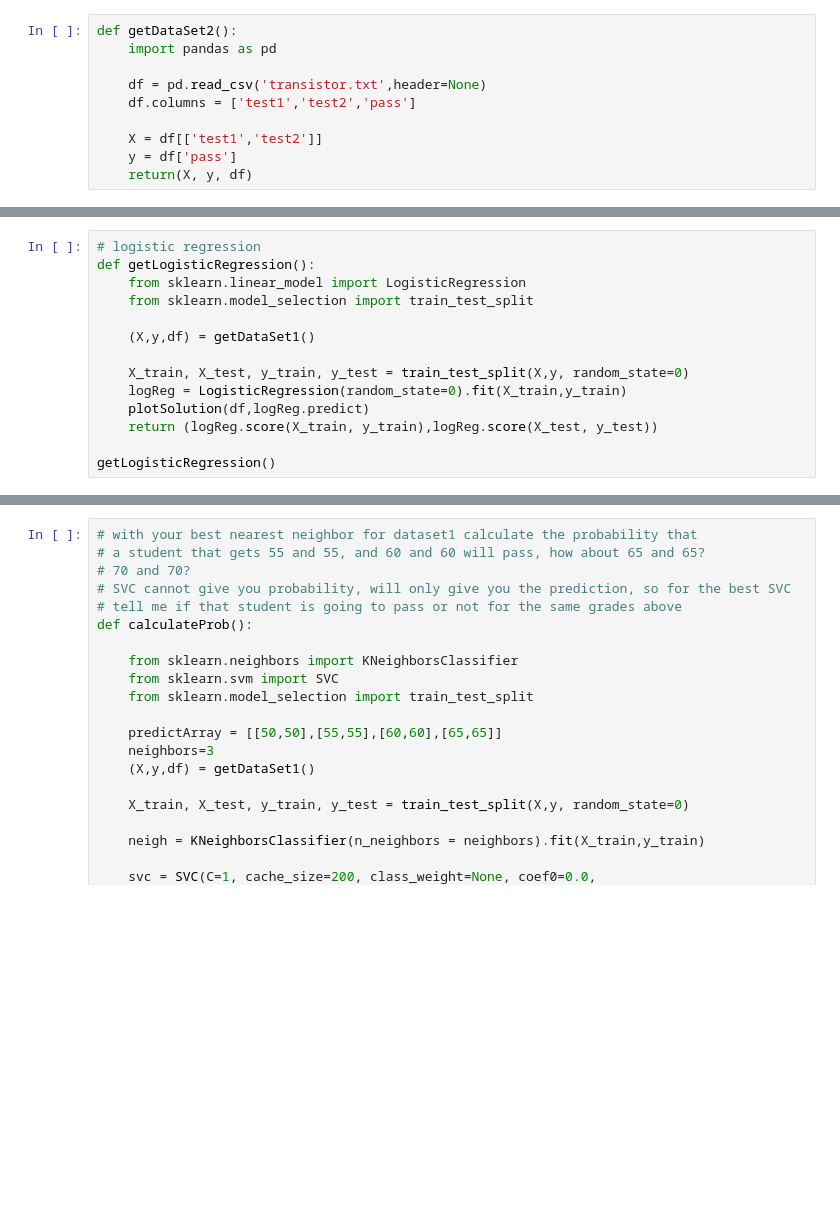
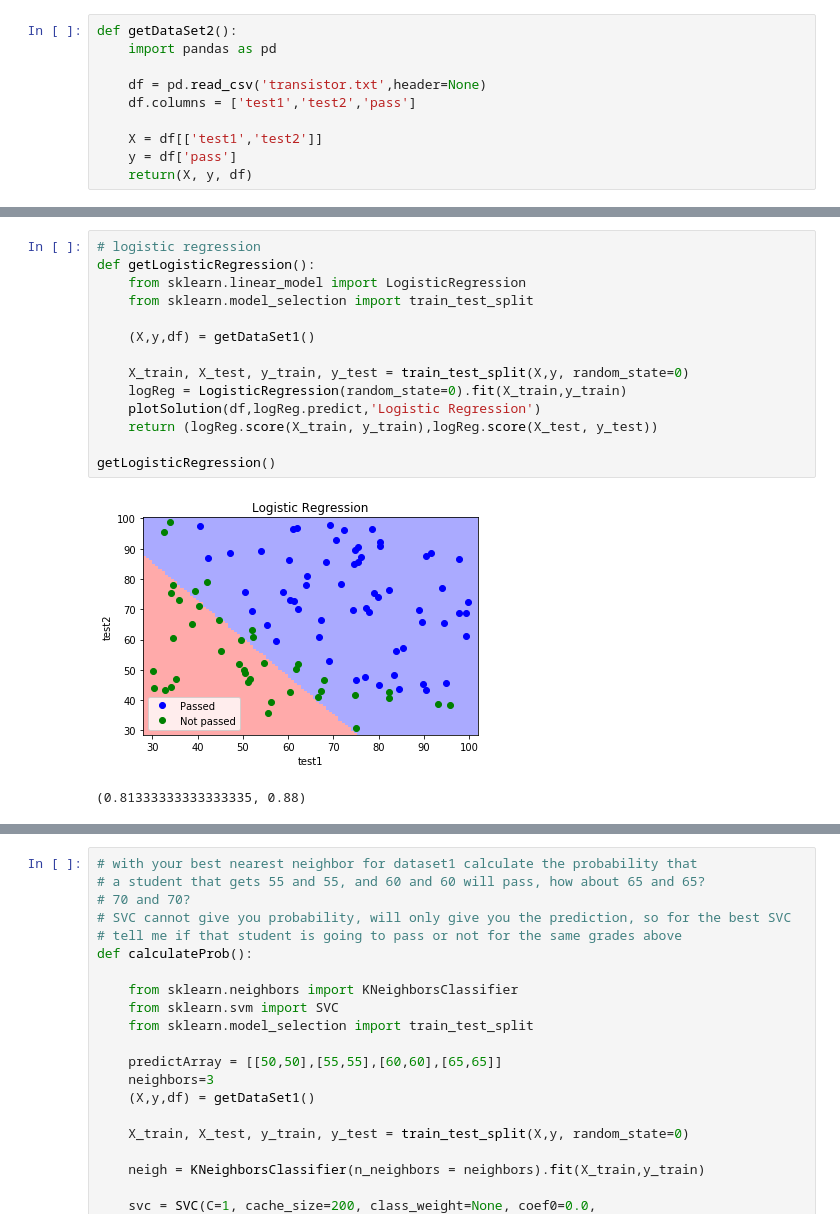
Before and after one commit to axlrommel/machine-learning-class-python, a Jupyter notebook: week1/exercise3.ipynb, the cells around one changed output, grey strips where cells are left out. Cells and saved outputs as stored; diff of their text form; blank space fills up the shorter version.

```diff
--- a/week1/exercise3.ipynb
+++ b/week1/exercise3.ipynb
@@ -81,17 +105,20 @@ getDummyClassifier()
 # %%
 # logistic regression
 def getLogisticRegression():
     from sklearn.linear_model import LogisticRegression
     from sklearn.model_selection import train_test_split
 
     (X,y,df) = getDataSet1()
 
     X_train, X_test, y_train, y_test = train_test_split(X,y, random_state=0)
     logReg = LogisticRegression(random_state=0).fit(X_train,y_train)
-    plotSolution(df,logReg.predict)
+    plotSolution(df,logReg.predict,'Logistic Regression')
     return (logReg.score(X_train, y_train),logReg.score(X_test, y_test))
 
 getLogisticRegression()
+# %% [output]
+[figure, added]
+(0.81333333333333335, 0.88)
 # %%
 # change the n_neighbors parameter between 1 and 4 for testset 1 and 2, notice the
 # different graph and results
```
Also changed, not shown: parts of 8 cells of this notebook, 4 other files.
